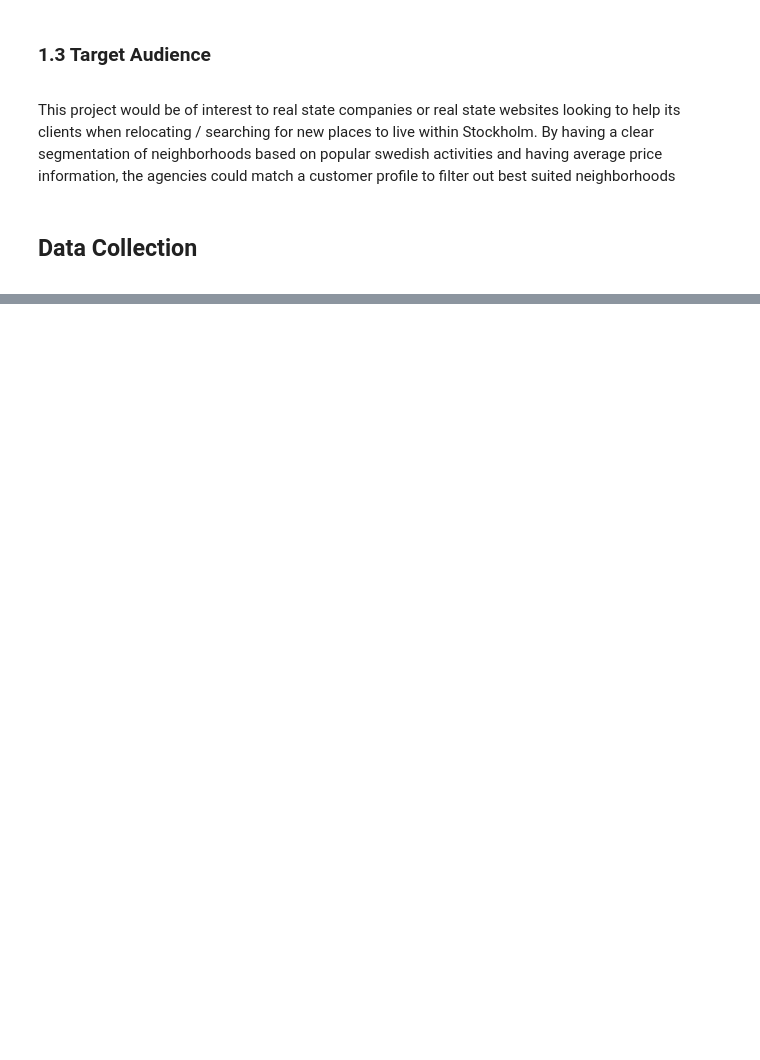
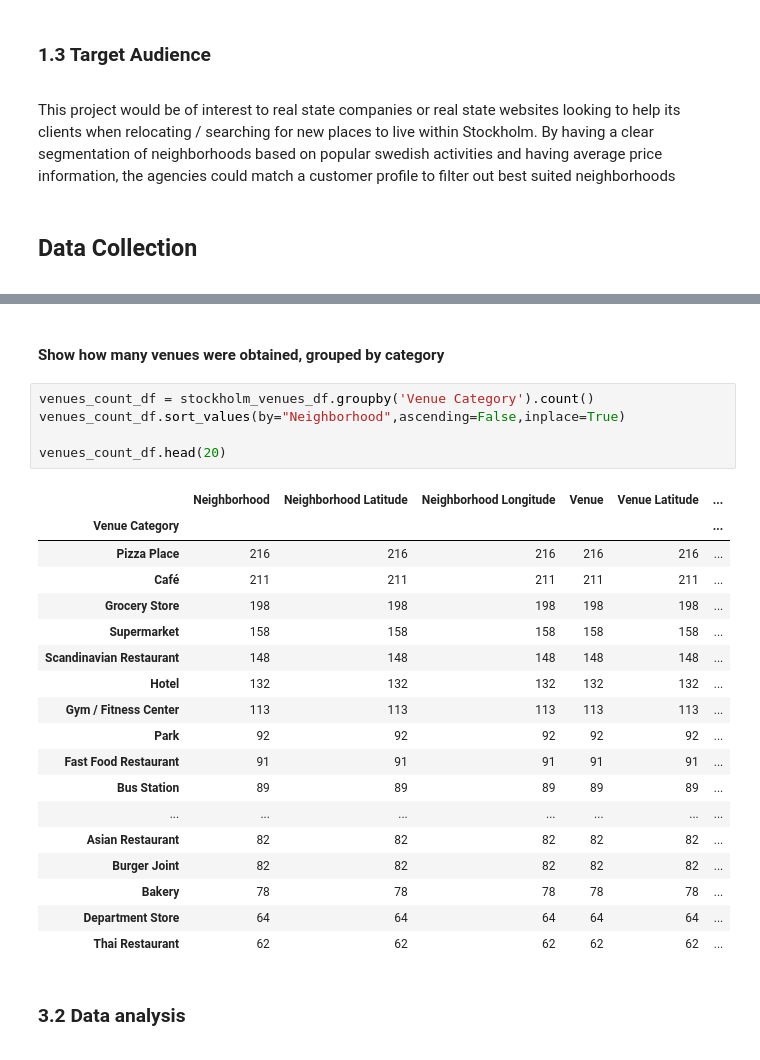
Before and after one commit to agarciatome/Coursera_Capstone, a Jupyter notebook: Coursera_Capstone.ipynb, the cells around one changed output, grey strips where cells are left out. Saved outputs shown, nothing was run; the diff lists cells and outputs as text; blank space fills up the shorter version.

```diff
--- a/Coursera_Capstone.ipynb
+++ b/Coursera_Capstone.ipynb
@@ -69,0 +595,28 @@ import pandas as pd
+# %% [markdown]
+<h4> Show how many venues were obtained, grouped by category</h4>
+# %%
+venues_count_df = stockholm_venues_df.groupby('Venue Category').count()
+venues_count_df.sort_values(by="Neighborhood",ascending=False,inplace=True)
+
+venues_count_df.head(20)
+# %% [output]
+|  | Neighborhood | Neighborhood Latitude | Neighborhood Longitude | Venue | Venue Latitude | ... |
+| Venue Category |  |  |  |  |  | ... |
+| Pizza Place | 216 | 216 | 216 | 216 | 216 | ... |
+| Café | 211 | 211 | 211 | 211 | 211 | ... |
+| Grocery Store | 198 | 198 | 198 | 198 | 198 | ... |
+| Supermarket | 158 | 158 | 158 | 158 | 158 | ... |
+| Scandinavian Restaurant | 148 | 148 | 148 | 148 | 148 | ... |
+| Hotel | 132 | 132 | 132 | 132 | 132 | ... |
+| Gym / Fitness Center | 113 | 113 | 113 | 113 | 113 | ... |
+| Park | 92 | 92 | 92 | 92 | 92 | ... |
+| Fast Food Restaurant | 91 | 91 | 91 | 91 | 91 | ... |
+| Bus Station | 89 | 89 | 89 | 89 | 89 | ... |
+| ... | ... | ... | ... | ... | ... | ... |
+| Asian Restaurant | 82 | 82 | 82 | 82 | 82 | ... |
+| Burger Joint | 82 | 82 | 82 | 82 | 82 | ... |
+| Bakery | 78 | 78 | 78 | 78 | 78 | ... |
+| Department Store | 64 | 64 | 64 | 64 | 64 | ... |
+| Thai Restaurant | 62 | 62 | 62 | 62 | 62 | ... |
+# %% [markdown]
+<div id="analysis"><h3>3.2 Data analysis</h3></div>
```
Also changed, not shown: parts of 145 cells of this notebook.
